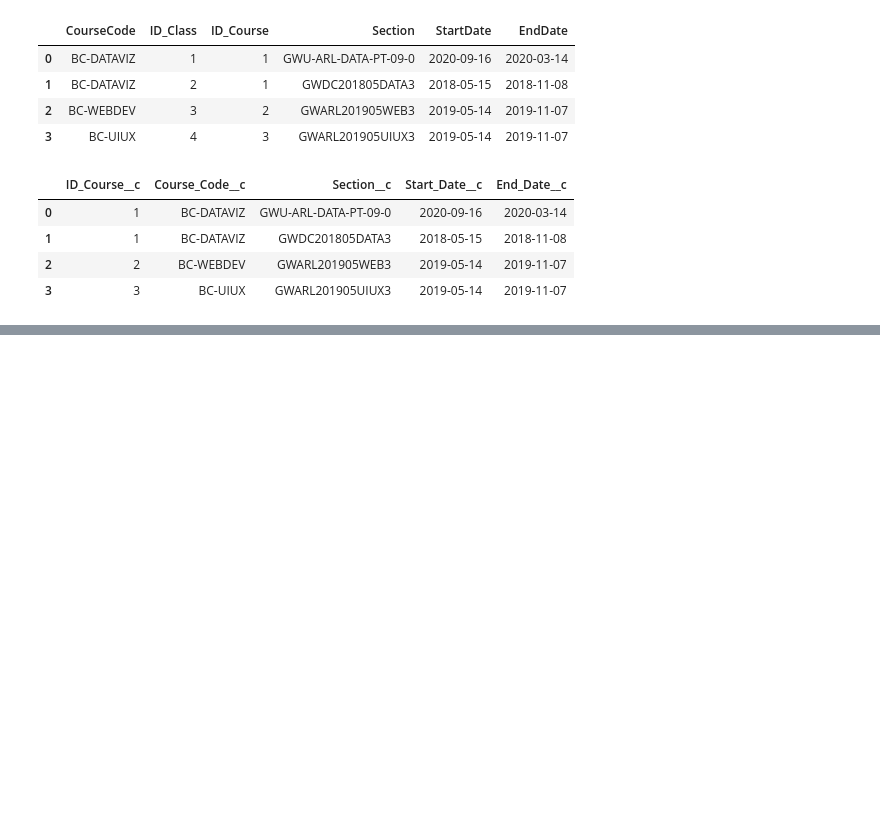
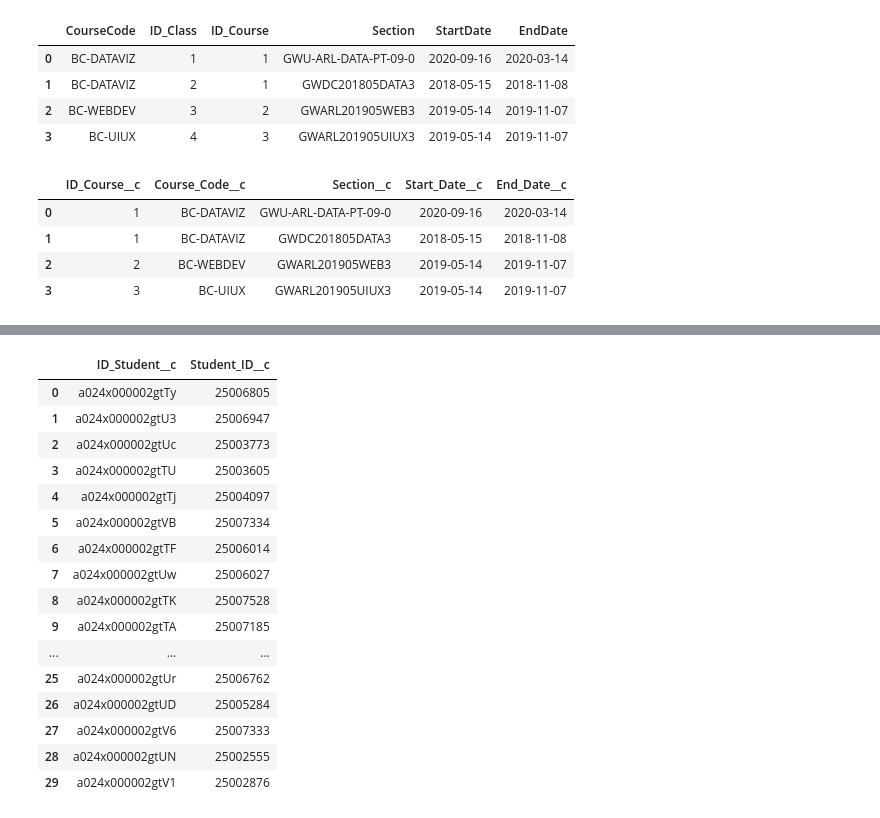
Before and after one commit to citizendez/ETL-Salesforce, a Jupyter notebook: ETL.ipynb, the cells around one changed output, grey strips where cells are left out. Drawn from its saved outputs; the diff is of its cells as text; code cells hidden in the pictures; blank space fills up the shorter version.

Commit message:
create lookup tables

```diff
--- a/ETL.ipynb
+++ b/ETL.ipynb
@@ -445,0 +432,17 @@ for rec in class_data_records:
+# %%
+#create class lookup table
+class_lookup_list = []
+
+# The `Name` column in the primary key in Salesforce objects
+# The Salesforce query language is called SOQL
+data = sf.query_all_iter("SELECT Section__c, Name FROM Class__c")
+for row in data:
+    rec = {
+        'ID_Class__c': row['Name'], # this is a critical line of code
+        'Section__c': row['Section__c']
+    }
+    class_lookup_list.append(rec)
+
+#convert to dataframe
+class_lookup_df = pd.DataFrame(class_lookup_list)
+class_lookup_df
@@ -445,0 +455,35 @@ for rec in class_data_records:
+# %%
+#create student lookup table
+student_lookup_list = []
+
+# The `Name` column in the primary key in Salesforce objects
+# The Salesforce query language is called SOQL
+data = sf.query_all_iter("SELECT Student_ID__c, Name FROM Student__c")
+for row in data:
+    rec = {
+        'ID_Student__c': row['Name'], # this is a critical line of code
+        'Student_ID__c': row['Student_ID__c']
+    }
+    student_lookup_list.append(rec)
+
+#convert to dataframe
+student_lookup_df = pd.DataFrame(student_lookup_list)
+student_lookup_df
+# %% [output]
+|  | ID_Student__c | Student_ID__c |
+| 0 | a024x000002gtTy | 25006805 |
+| 1 | a024x000002gtU3 | 25006947 |
+| 2 | a024x000002gtUc | 25003773 |
+| 3 | a024x000002gtTU | 25003605 |
+| 4 | a024x000002gtTj | 25004097 |
+| 5 | a024x000002gtVB | 25007334 |
+| 6 | a024x000002gtTF | 25006014 |
+| 7 | a024x000002gtUw | 25006027 |
+| 8 | a024x000002gtTK | 25007528 |
+| 9 | a024x000002gtTA | 25007185 |
+| ... | ... | ... |
+| 25 | a024x000002gtUr | 25006762 |
+| 26 | a024x000002gtUD | 25005284 |
+| 27 | a024x000002gtV6 | 25007333 |
+| 28 | a024x000002gtUN | 25002555 |
+| 29 | a024x000002gtV1 | 25002876 |
```
Also changed, not shown: parts of 26 cells of this notebook.
